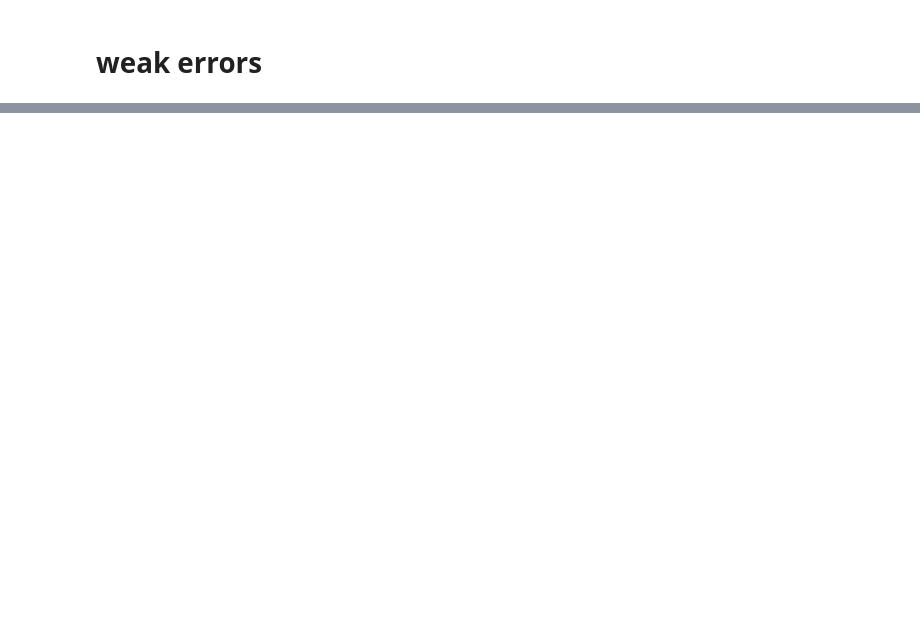
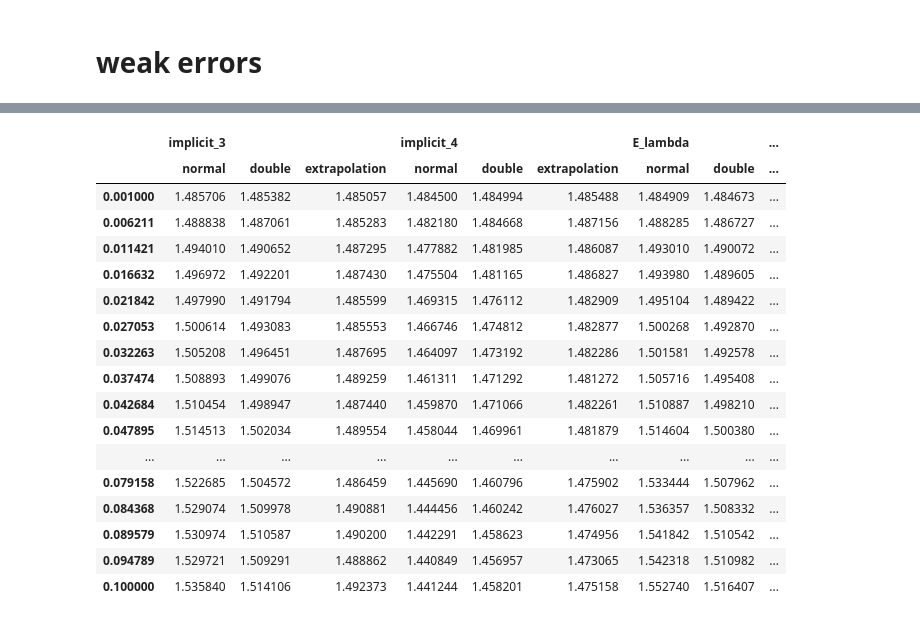
Before and after one commit to ziruNIu/project-Monte-Carlo, a Jupyter notebook: CIR.ipynb, the cells around one changed output, grey strips where cells are left out. Saved outputs shown, nothing was run; the diff lists cells and outputs as text; code cells hidden in the pictures; blank space fills up the shorter version.

```diff
--- a/CIR.ipynb
+++ b/CIR.ipynb
@@ -122,0 +154,21 @@ result_weak_error.loc[:,idx[:,'extrapolation']].droplevel(1, axis = 1).plot(ax =
+# %%
+result_weak_error_agg
+# %% [output]
+|  | implicit_3 |  |  | implicit_4 |  |  | E_lambda |  | ... |
+|  | normal | double | extrapolation | normal | double | extrapolation | normal | double | ... |
+| 0.001000 | 1.485706 | 1.485382 | 1.485057 | 1.484500 | 1.484994 | 1.485488 | 1.484909 | 1.484673 | ... |
+| 0.006211 | 1.488838 | 1.487061 | 1.485283 | 1.482180 | 1.484668 | 1.487156 | 1.488285 | 1.486727 | ... |
+| 0.011421 | 1.494010 | 1.490652 | 1.487295 | 1.477882 | 1.481985 | 1.486087 | 1.493010 | 1.490072 | ... |
+| 0.016632 | 1.496972 | 1.492201 | 1.487430 | 1.475504 | 1.481165 | 1.486827 | 1.493980 | 1.489605 | ... |
+| 0.021842 | 1.497990 | 1.491794 | 1.485599 | 1.469315 | 1.476112 | 1.482909 | 1.495104 | 1.489422 | ... |
+| 0.027053 | 1.500614 | 1.493083 | 1.485553 | 1.466746 | 1.474812 | 1.482877 | 1.500268 | 1.492870 | ... |
+| 0.032263 | 1.505208 | 1.496451 | 1.487695 | 1.464097 | 1.473192 | 1.482286 | 1.501581 | 1.492578 | ... |
+| 0.037474 | 1.508893 | 1.499076 | 1.489259 | 1.461311 | 1.471292 | 1.481272 | 1.505716 | 1.495408 | ... |
+| 0.042684 | 1.510454 | 1.498947 | 1.487440 | 1.459870 | 1.471066 | 1.482261 | 1.510887 | 1.498210 | ... |
+| 0.047895 | 1.514513 | 1.502034 | 1.489554 | 1.458044 | 1.469961 | 1.481879 | 1.514604 | 1.500380 | ... |
+| ... | ... | ... | ... | ... | ... | ... | ... | ... | ... |
+| 0.079158 | 1.522685 | 1.504572 | 1.486459 | 1.445690 | 1.460796 | 1.475902 | 1.533444 | 1.507962 | ... |
+| 0.084368 | 1.529074 | 1.509978 | 1.490881 | 1.444456 | 1.460242 | 1.476027 | 1.536357 | 1.508332 | ... |
+| 0.089579 | 1.530974 | 1.510587 | 1.490200 | 1.442291 | 1.458623 | 1.474956 | 1.541842 | 1.510542 | ... |
+| 0.094789 | 1.529721 | 1.509291 | 1.488862 | 1.440849 | 1.456957 | 1.473065 | 1.542318 | 1.510982 | ... |
+| 0.100000 | 1.535840 | 1.514106 | 1.492373 | 1.441244 | 1.458201 | 1.475158 | 1.552740 | 1.516407 | ... |
```
Also changed, not shown: parts of 8 cells of this notebook, 3 other files.
